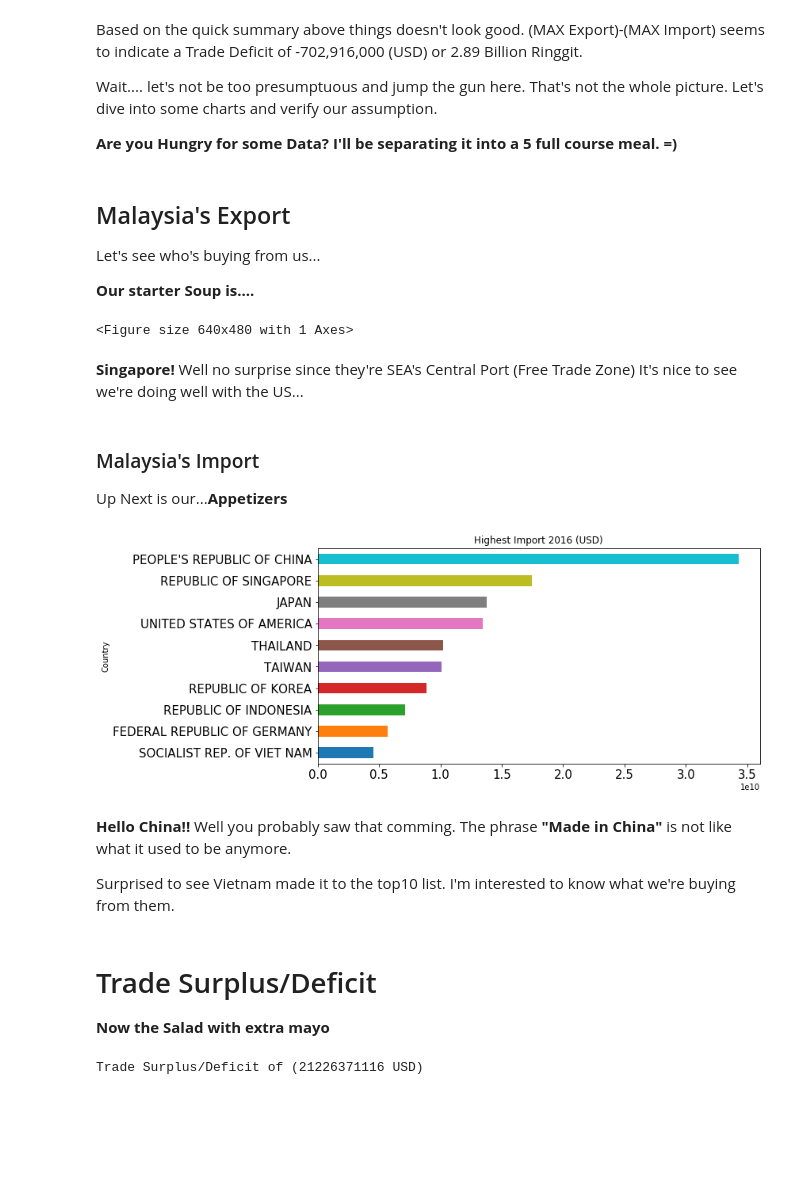
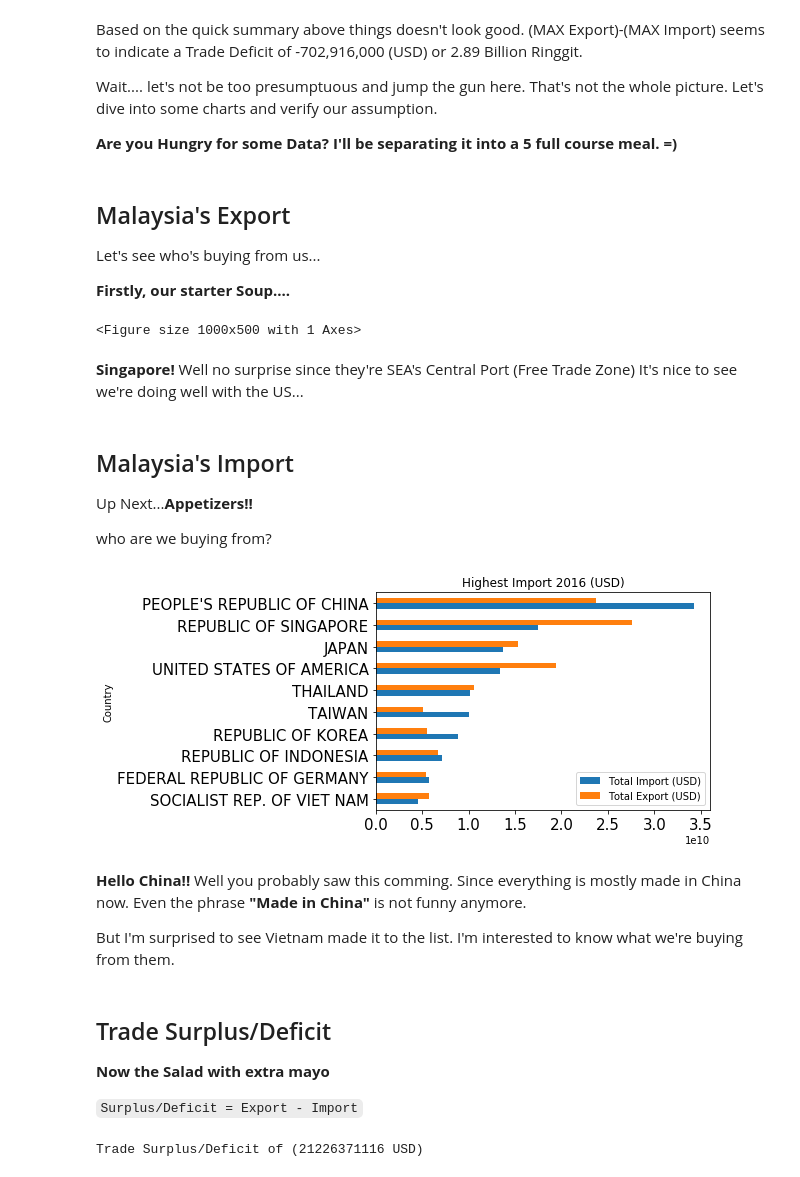
Before and after one commit to GetCurious/expert-train, a Jupyter notebook: PersonalStuff/Malaysia Trade Analysis -2016/MY Import Export Analysis.ipynb, the cells around one changed output. Saved outputs shown, nothing was run; the diff lists cells and outputs as text; code cells hidden in the pictures; blank space fills up the shorter version.

Commit message:
Update MY Import Export Analysis.ipynb
improve minor structure

```diff
--- a/PersonalStuff/Malaysia Trade Analysis -2016/MY Import Export Analysis.ipynb
+++ b/PersonalStuff/Malaysia Trade Analysis -2016/MY Import Export Analysis.ipynb
@@ -59,46 +59,49 @@ Wait.... let's not be too presumptuous and jump the gun here. That's not the who
 
 Let's see who's buying from us...
 
-**Our starter Soup is....**
+**Firstly, our starter Soup....**
 # %%
 import matplotlib.pyplot as plt
 
 
 # Top 10 Highest Export
-Top10 = df.groupby(['Country'])['Total Export (USD)','Total Import (USD)'].sum()
-Top10 = Top10.dropna().sort_values(['Total Export (USD)']).tail(10)
+TopSell = df.groupby(['Country'])['Total Export (USD)'].sum()
+TopSell = TopSell.dropna().sort_values().tail(10)
 
 # Bar plot
-Top10.plot.barh(title='Highest Export 2016 (USD)')
+plt.figure(figsize=(10,5))
+TopSell.plot(kind='barh', title="Malaysia's Highest Exporter 2016 (USD)")
 
 plt.show()
 # %% [output]
-<Figure size 640x480 with 1 Axes>
+<Figure size 1000x500 with 1 Axes>
 # %% [markdown]
 **Singapore!** Well no surprise since they're SEA's Central Port (Free Trade Zone)
 It's nice to see we're doing well with the US...
 # %% [markdown]
-### Malaysia's Import
+## Malaysia's Import
+Up Next...**Appetizers!!**
 
-Up Next is our...**Appetizers**
+who are we buying from?
 # %%
-Buy10 = df.groupby(['Country'])['Total Import (USD)'].sum()
+TopBuy = df.groupby(['Country'])['Total Import (USD)', 'Total Export (USD)'].sum()
 
 # 10 Highest Import
-plt.figure(figsize=(10,5))
-Top10 = Buy10.sort_values().tail(10)
-Top10.plot("barh", fontsize=15, title='Highest Import 2016 (USD)')
+TopBuy = TopBuy.sort_values(['Total Import (USD)']).tail(10)
+TopBuy.plot(kind="barh", fontsize=15, title='Highest Import 2016 (USD)')
 
 plt.show()
 # %% [output]
-[figure, old version]
+[figure, new version]
 # %% [markdown]
-**Hello China!!** Well you probably saw that comming. The phrase **"Made in China"** is not like what it used to be anymore.
+**Hello China!!** Well you probably saw this comming. Since everything is mostly made in China now. Even the phrase **"Made in China"** is not funny anymore.
 
-Surprised to see Vietnam made it to the top10 list. I'm interested to know what we're buying from them.
+But I'm surprised to see Vietnam made it to the list. I'm interested to know what we're buying from them.
 # %% [markdown]
-# Trade Surplus/Deficit
+## Trade Surplus/Deficit
 **Now the Salad with extra mayo**
+
+`Surplus/Deficit = Export - Import`
 # %%
 # FORMULA Surplus = Export - Import
 df['Surplus'] = df['Total Export (USD)']-df['Total Import (USD)']
```
Also changed, not shown: parts of 3 cells of this notebook.
